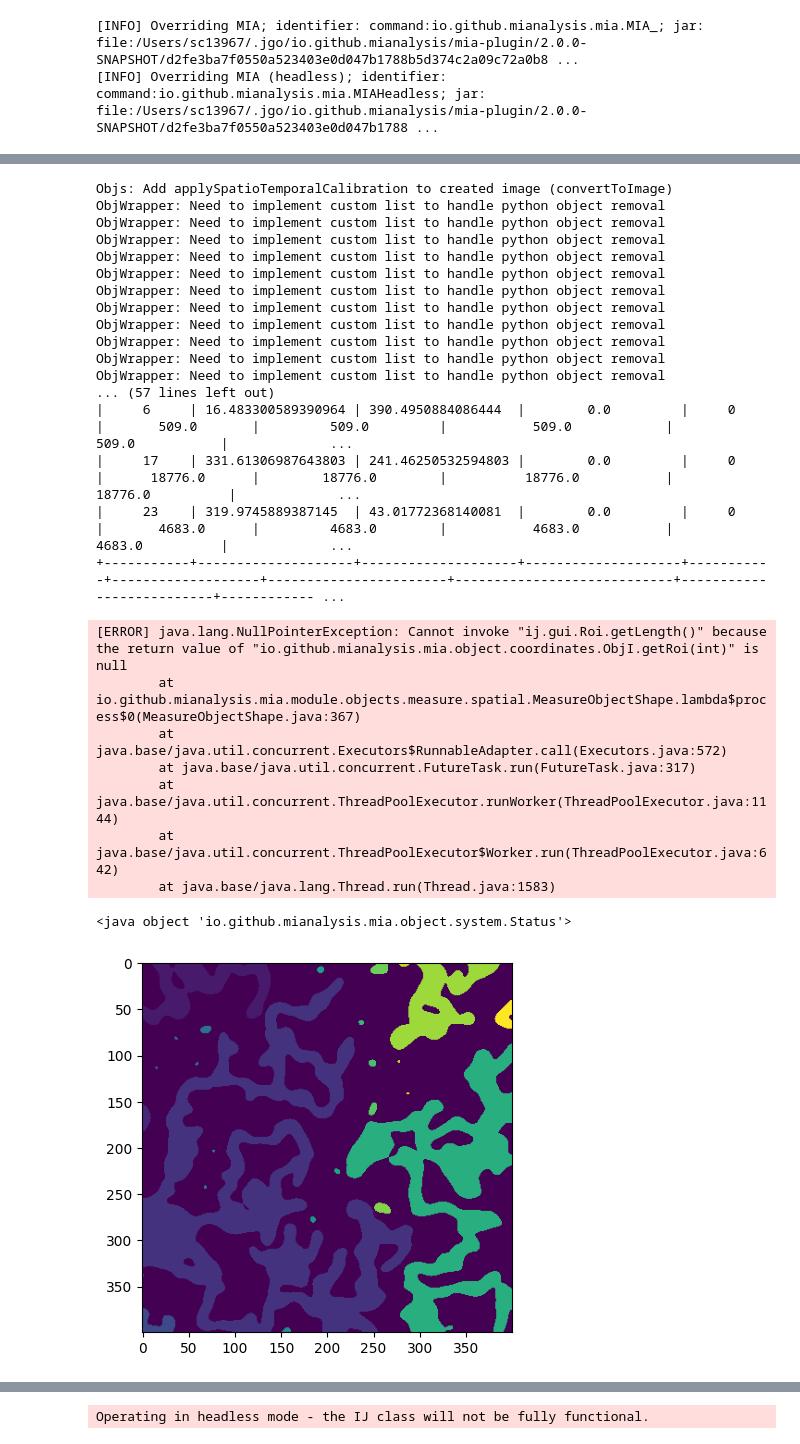
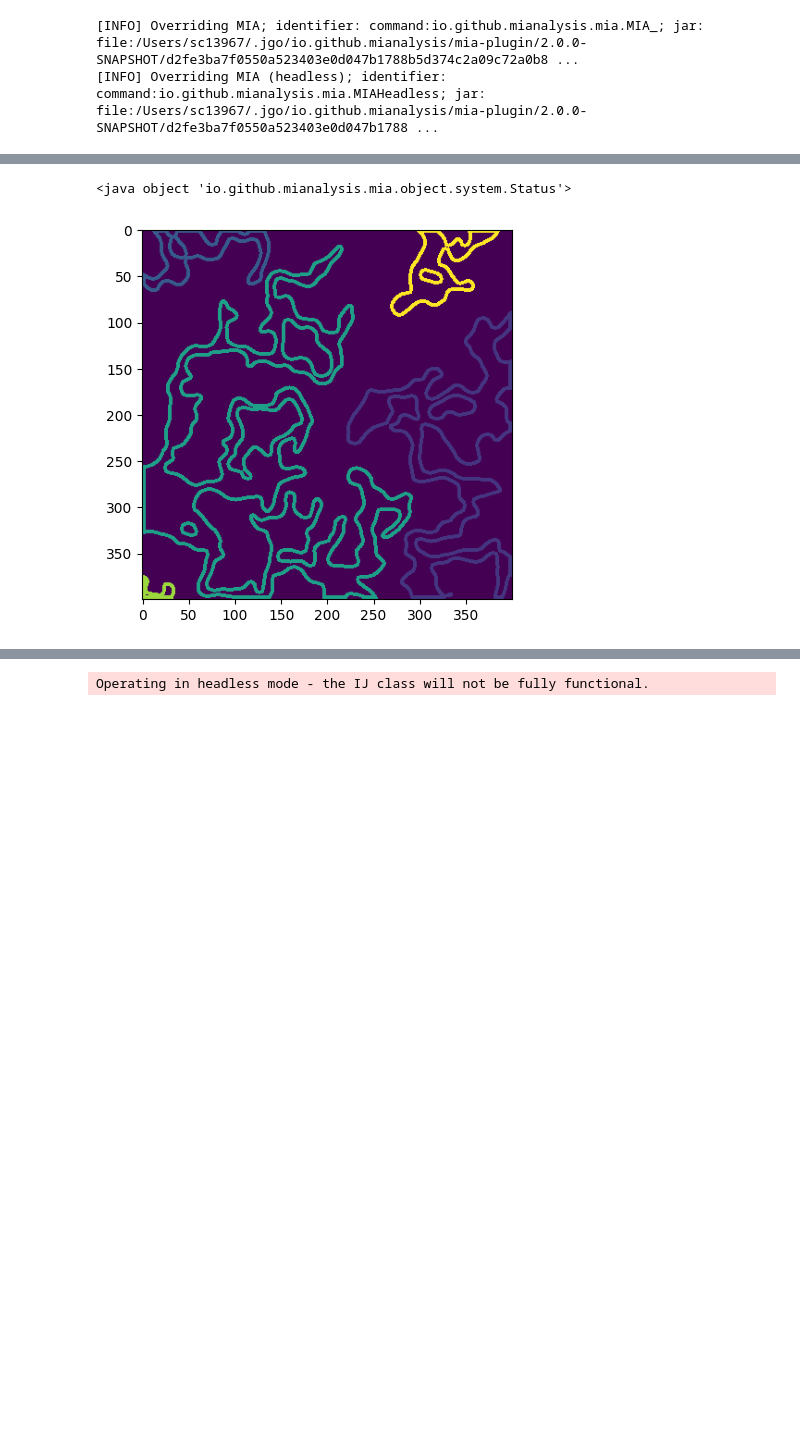
Before and after one commit to mianalysis/mia-python, a Jupyter notebook: Demo.ipynb, the cells around one changed output, grey strips where cells are left out. Cells and saved outputs as stored; diff of their text form; code cells hidden in the pictures; blank space fills up the shorter version.

```diff
--- a/Demo.ipynb
+++ b/Demo.ipynb
@@ -77,6 +77,7 @@ MeasureObjectCentroid = jimport('io.github.mianalysis.mia.module.objects.measure
 FilterByMeasurement = jimport('io.github.mianalysis.mia.module.objects.filter.FilterByMeasurement')
 ShowObjectMeasurements = jimport('io.github.mianalysis.mia.module.visualise.ShowObjectMeasurements')
 ExtractObjectEdges = jimport('io.github.mianalysis.mia.module.objects.process.ExtractObjectEdges')
+MeasureObjectIntensity = jimport('io.github.mianalysis.mia.module.objects.measure.intensity.MeasureObjectIntensity')
 
 AvailableModules = jimport('io.github.mianalysis.mia.module.AvailableModules')
 
@@ -96,15 +97,18 @@ AvailableModules = jimport('io.github.mianalysis.mia.module.AvailableModules')
 # %%
 input_path = "/Users/sc13967/Documents/Programming/Python/mia-python/Ex3_Skeletonisation_1280.tif"
 series_number = 1
-image_name = "demo"
+raw_image_name = "demo"
+binary_image_name = "binary"
 objects_name = "DNA"
+edge_objects_name = "Edges"
+interior_objects_name = "Interior"
 
 workspace = WorkspaceWrapper(1, input_path, series_number, None)
 
 imageLoader = ImageLoader(None)
-imageLoader.updateParameterValue(ImageLoader.OUTPUT_IMAGE, image_name)
+imageLoader.updateParameterValue(ImageLoader.OUTPUT_IMAGE, raw_image_name)
 imageLoader.updateParameterValue(ImageLoader.SET_SPATIAL_CAL, True)
-imageLoader.updateParameterValue(ImageLoader.XY_CAL, 1)
+imageLoader.updateParameterValue(ImageLoader.XY_CAL, 0.23)
 imageLoader.updateParameterValue(ImageLoader.Z_CAL, 1)
 imageLoader.updateParameterValue(ImageLoader.CROP_MODE, ImageLoader.CropModes.FIXED)
 imageLoader.updateParameterValue(ImageLoader.LEFT, 0)
@@ -115,19 +119,21 @@ imageLoader.setShowOutput(False)
 imageLoader.process(workspace)
 
 filterImage = FilterImage(None)
-filterImage.updateParameterValue(FilterImage.INPUT_IMAGE, image_name)
+filterImage.updateParameterValue(FilterImage.INPUT_IMAGE, raw_image_name)
 filterImage.updateParameterValue(FilterImage.FILTER_MODE, FilterImage.FilterModes.GAUSSIAN2D)
 filterImage.updateParameterValue(FilterImage.FILTER_RADIUS, 5)
 filterImage.setShowOutput(False)
 filterImage.process(workspace)
 
 thresholdImage = ThresholdImage(None)
-thresholdImage.updateParameterValue(ThresholdImage.INPUT_IMAGE, image_name)
+thresholdImage.updateParameterValue(ThresholdImage.INPUT_IMAGE, raw_image_name)
+thresholdImage.updateParameterValue(ThresholdImage.APPLY_TO_INPUT, False)
+thresholdImage.updateParameterValue(ThresholdImage.OUTPUT_IMAGE, binary_image_name)
 thresholdImage.setShowOutput(False)
 thresholdImage.process(workspace)
 
 identifyObjects = IdentifyObjects(None)
-identifyObjects.updateParameterValue(IdentifyObjects.INPUT_IMAGE, image_name)
+identifyObjects.updateParameterValue(IdentifyObjects.INPUT_IMAGE, binary_image_name)
 identifyObjects.updateParameterValue(IdentifyObjects.OUTPUT_OBJECTS, objects_name)
 identifyObjects.updateParameterValue(IdentifyObjects.SINGLE_OBJECT, False)
 identifyObjects.updateParameterValue(IdentifyObjects.ENABLE_MULTITHREADING, False)
@@ -164,4 +170,21 @@ showObjectMeasurements = ShowObjectMeasurements(None)
 showObjectMeasurements.updateParameterValue(ShowObjectMeasurements.INPUT_OBJECTS, objects_name)
 showObjectMeasurements.setShowOutput(True)
 showObjectMeasurements.process(workspace)
+
+extractObjectEdges = ExtractObjectEdges(None)
+extractObjectEdges.updateParameterValue(ExtractObjectEdges.INPUT_OBJECTS, objects_name)
+extractObjectEdges.updateParameterValue(ExtractObjectEdges.CREATE_EDGE_OBJECTS, True)
+extractObjectEdges.updateParameterValue(ExtractObjectEdges.OUTPUT_EDGE_OBJECTS, edge_objects_name)
+extractObjectEdges.updateParameterValue(ExtractObjectEdges.CREATE_INTERIOR_OBJECTS, False)
+extractObjectEdges.updateParameterValue(ExtractObjectEdges.OUTPUT_INTERIOR_OBJECTS, interior_objects_name)
+extractObjectEdges.updateParameterValue(ExtractObjectEdges.EDGE_DISTANCE, 4)
+extractObjectEdges.setShowOutput(True)
+extractObjectEdges.process(workspace)
+
+measureObjectIntensity = MeasureObjectIntensity(None)
+measureObjectIntensity.updateParameterValue(MeasureObjectIntensity.INPUT_OBJECTS, objects_name)
+measureObjectIntensity.updateParameterValue(MeasureObjectIntensity.INPUT_IMAGE, raw_image_name)
+measureObjectIntensity.updateParameterValue(MeasureObjectIntensity.MEASURE_MEDIAN, False)
+measureObjectIntensity.setShowOutput(True)
+measureObjectIntensity.process(workspace)
 # %% [output]
@@ -179,27 +217,3 @@ Operating in headless mode - the WindowManager class will not be fully functiona
-Objs: Add applySpatioTemporalCalibration to created image (convertToImage)
-ObjWrapper: Need to implement custom list to handle python object removal
-ObjWrapper: Need to implement custom list to handle python object removal
-ObjWrapper: Need to implement custom list to handle python object removal
-ObjWrapper: Need to implement custom list to handle python object removal
-ObjWrapper: Need to implement custom list to handle python object removal
-ObjWrapper: Need to implement custom list to handle python object removal
-ObjWrapper: Need to implement custom list to handle python object removal
-ObjWrapper: Need to implement custom list to handle python object removal
-ObjWrapper: Need to implement custom list to handle python object removal
-ObjWrapper: Need to implement custom list to handle python object removal
-ObjWrapper: Need to implement custom list to handle python object removal
-... (57 lines left out)
-|     6     | 16.483300589390964 | 390.4950884086444  |        0.0         |     0     |       509.0       |         509.0         |           509.0            |          509.0           |             ...
-|     17    | 331.61306987643803 | 241.46250532594803 |        0.0         |     0     |      18776.0      |        18776.0        |          18776.0           |         18776.0          |             ...
-|     23    | 319.9745889387145  | 43.01772368140081  |        0.0         |     0     |       4683.0      |         4683.0        |           4683.0           |          4683.0          |             ...
-+-----------+--------------------+--------------------+--------------------+-----------+-------------------+-----------------------+----------------------------+--------------------------+------------ ...
+<java object 'io.github.mianalysis.mia.object.system.Status'>
-[ERROR] java.lang.NullPointerException: Cannot invoke "ij.gui.Roi.getLength()" because the return value of "io.github.mianalysis.mia.object.coordinates.ObjI.getRoi(int)" is null
-        at io.github.mianalysis.mia.module.objects.measure.spatial.MeasureObjectShape.lambda$process$0(MeasureObjectShape.java:367)
-        at java.base/java.util.concurrent.Executors$RunnableAdapter.call(Executors.java:572)
-        at java.base/java.util.concurrent.FutureTask.run(FutureTask.java:317)
-        at java.base/java.util.concurrent.ThreadPoolExecutor.runWorker(ThreadPoolExecutor.java:1144)
-        at java.base/java.util.concurrent.ThreadPoolExecutor$Worker.run(ThreadPoolExecutor.java:642)
-        at java.base/java.lang.Thread.run(Thread.java:1583)
-<java object 'io.github.mianalysis.mia.object.system.Status'>
-[figure, old version]
+[figure, new version]
 # %%
```
Also changed, not shown: parts of 3 cells of this notebook, 2 other files.
